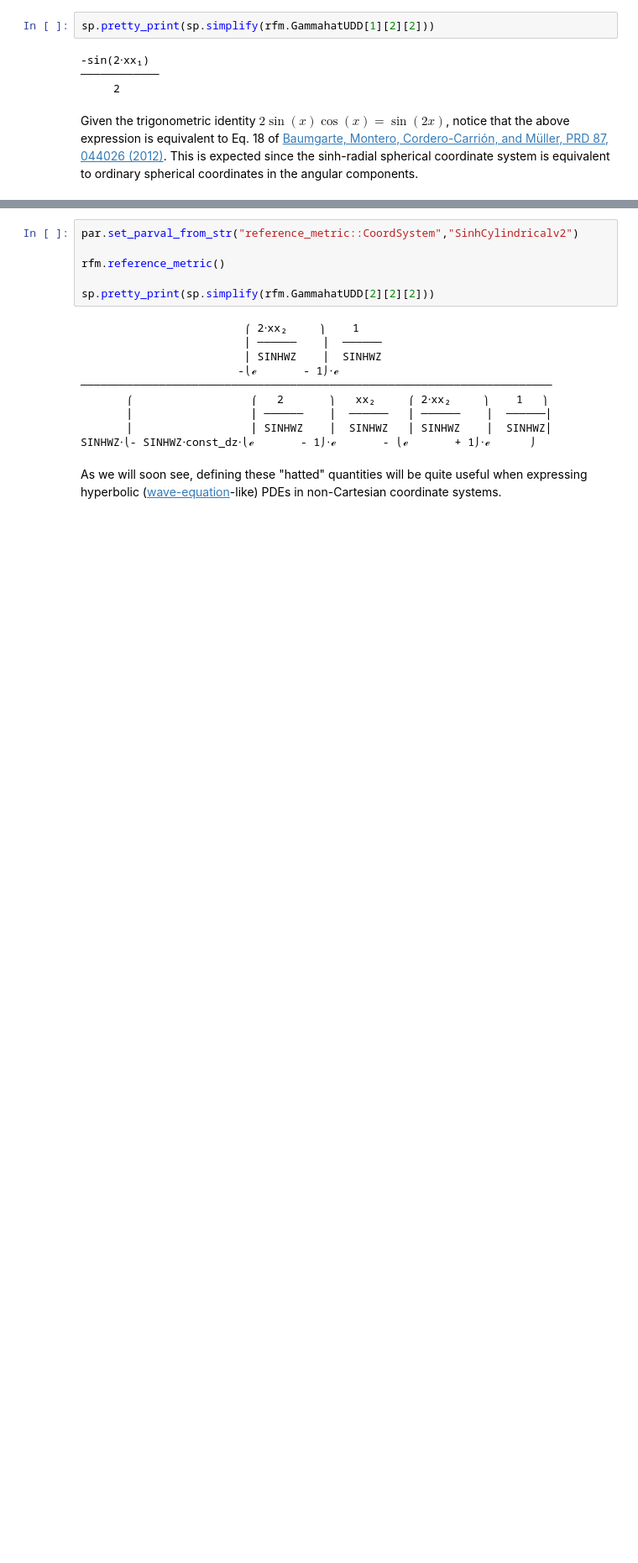
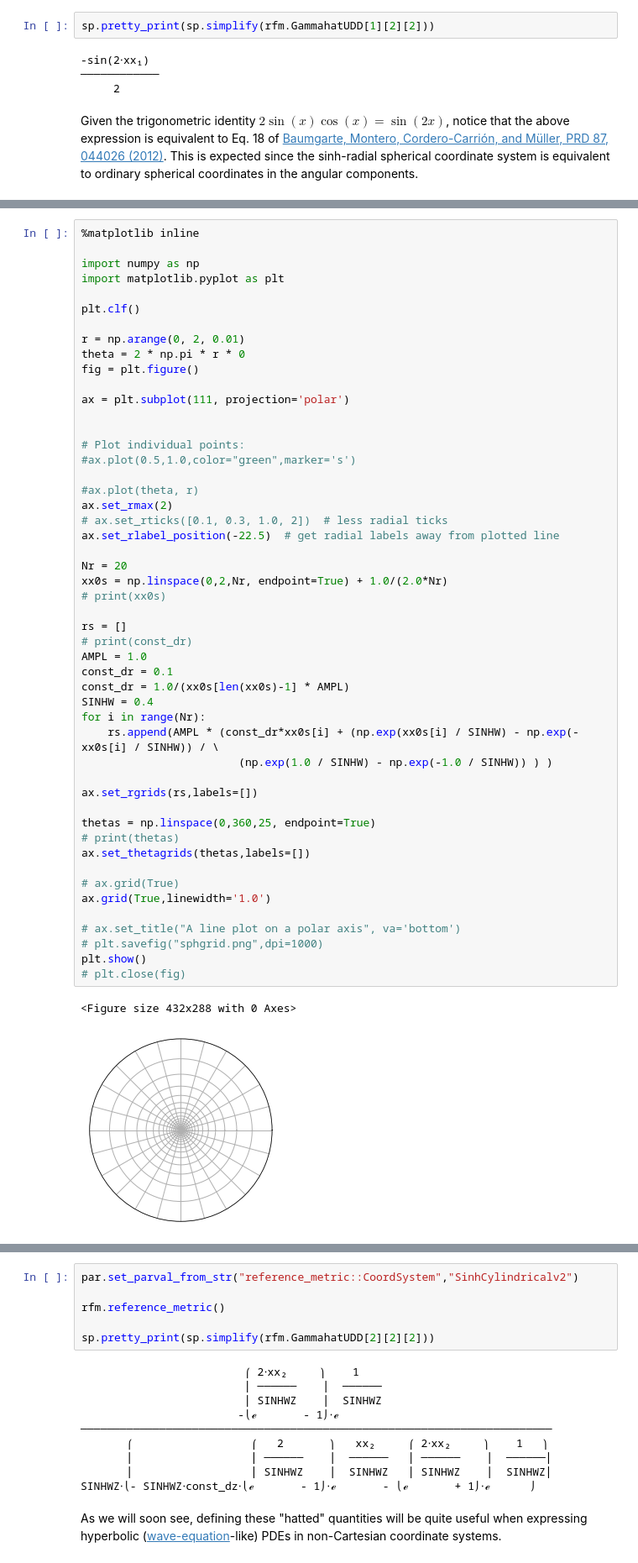
Before and after one commit to Lituchy/nrpyunittesting, a Jupyter notebook: Tutorial-Reference_Metric.ipynb, the cells around one changed output, grey strips where cells are left out. Shown: that part at 84% size. Drawn from its saved outputs; the diff is of its cells as text; blank space fills up the shorter version.

```diff
--- a/Tutorial-Reference_Metric.ipynb
+++ b/Tutorial-Reference_Metric.ipynb
@@ -187,0 +181,53 @@ For example, let's set up SinhCylindricalv2 coordinates and output the Christoff
+# %%
+%matplotlib inline
+
+import numpy as np
+import matplotlib.pyplot as plt
+
+plt.clf()
+
+r = np.arange(0, 2, 0.01)
+theta = 2 * np.pi * r * 0
+fig = plt.figure()
+
+ax = plt.subplot(111, projection='polar')
+
+
+# Plot individual points:
+#ax.plot(0.5,1.0,color="green",marker='s')
+
+#ax.plot(theta, r)
+ax.set_rmax(2)
+# ax.set_rticks([0.1, 0.3, 1.0, 2])  # less radial ticks
+ax.set_rlabel_position(-22.5)  # get radial labels away from plotted line
+
+Nr = 20
+xx0s = np.linspace(0,2,Nr, endpoint=True) + 1.0/(2.0*Nr)
+# print(xx0s)
+
+rs = []
+# print(const_dr)
+AMPL = 1.0
+const_dr = 0.1
+const_dr = 1.0/(xx0s[len(xx0s)-1] * AMPL)
+SINHW = 0.4
+for i in range(Nr):
+    rs.append(AMPL * (const_dr*xx0s[i] + (np.exp(xx0s[i] / SINHW) - np.exp(-xx0s[i] / SINHW)) / \
+                        (np.exp(1.0 / SINHW) - np.exp(-1.0 / SINHW)) ) )
+
+ax.set_rgrids(rs,labels=[])
+
+thetas = np.linspace(0,360,25, endpoint=True)
+# print(thetas)
+ax.set_thetagrids(thetas,labels=[])
+
+# ax.grid(True)
+ax.grid(True,linewidth='1.0')
+
+# ax.set_title("A line plot on a polar axis", va='bottom')
+# plt.savefig("sphgrid.png",dpi=1000)
+plt.show()
+# plt.close(fig)
+# %% [output]
+<Figure size 432x288 with 0 Axes>
+[figure, added]
```
Also changed, not shown: parts of 9 cells of this notebook, 19 other files.
